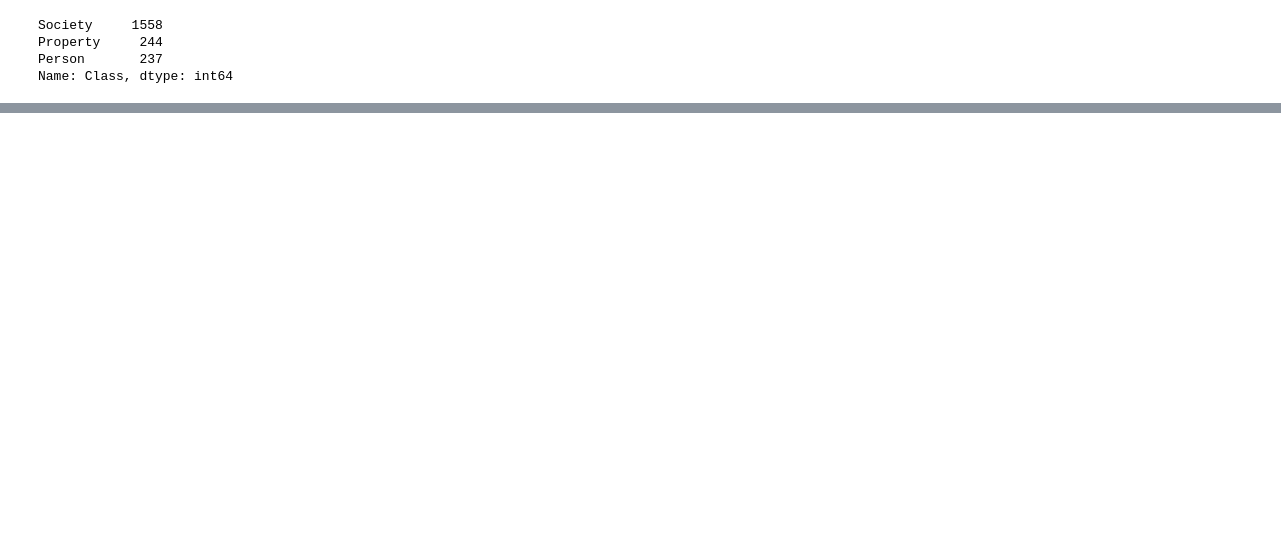
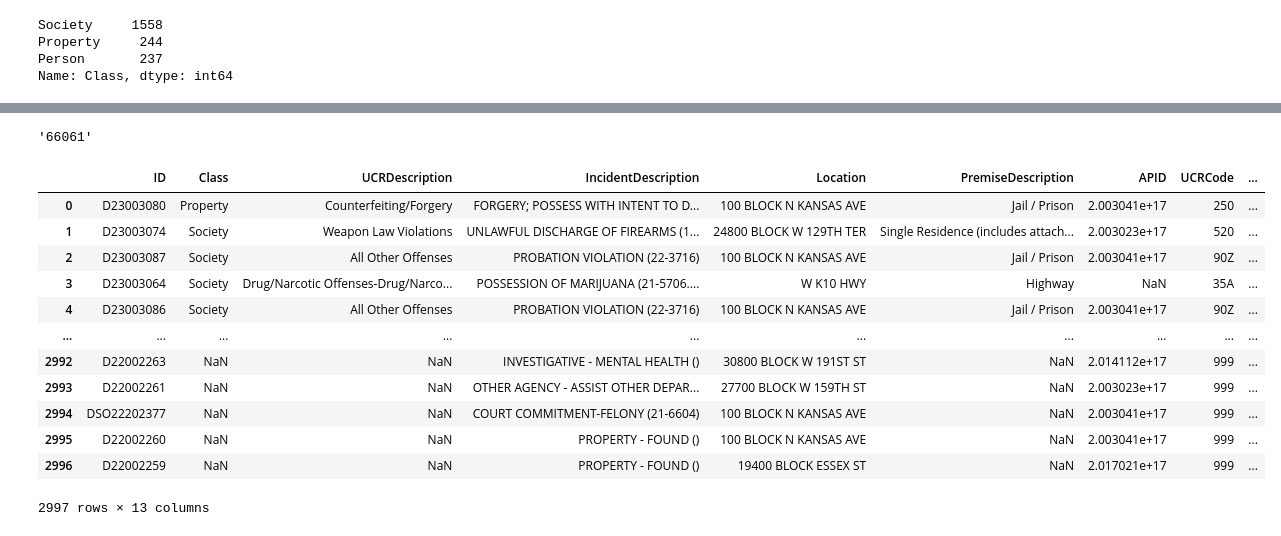
Before and after one commit to KU-Machine-Learning-Project-4/Project_4, a Jupyter notebook: JocoCrimes.ipynb, the cells around one changed output, grey strips where cells are left out. Drawn from its saved outputs; the diff is of its cells as text; code cells hidden in the pictures; blank space fills up the shorter version.

```diff
--- a/JocoCrimes.ipynb
+++ b/JocoCrimes.ipynb
@@ -52,3 +87,5 @@ joco_crimes_df.head()
+# %%
+location = geolocator.reverse((df[lat_field], df[lon_field]))
 # %%
 joco_crimes_df["Class"].value_counts()
 # %% [output]
@@ -56,3 +93,12 @@ Society     1558
 Property     244
 Person       237
 Name: Class, dtype: int64
+# %%
+def get_zipcode(df, geolocator, lat_field, lon_field):
+    location = geolocator.reverse((df[lat_field], df[lon_field]))
+    try:
+        output = location.raw['address']['postcode']
+    except:
+        output = "none"
+    time.sleep(1.5)
+    return output
@@ -58,0 +107,8 @@ Name: Class, dtype: int64
+# %%
+#def get_zipcode(joco_crimes_df, geolocator, lat_field, lon_field):
+    #location = geolocator.reverse((joco_crimes_df["Y"], joco_crimes_df["X"]))
+    #return location.raw['address']['postcode']
+
+geolocator = geopy.Nominatim(user_agent='joco_custom')
+
+zipcodes = joco_crimes_df.apply(get_zipcode, axis=1, geolocator=geolocator, lat_field='Y', lon_field='X')
@@ -58,0 +136,22 @@ Name: Class, dtype: int64
+# %%
+x.raw['address']['postcode']
+# %% [output]
+'66061'
+# %%
+joco_crimes_df['Zipcode'] = zipcodes
+# %%
+joco_crimes_df
+# %% [output]
+|  | ID | Class | UCRDescription | IncidentDescription | Location | PremiseDescription | APID | UCRCode | ... |
+| 0 | D23003080 | Property | Counterfeiting/Forgery | FORGERY; POSSESS WITH INTENT TO D... | 100 BLOCK N KANSAS AVE | Jail / Prison | 2.003041e+17 | 250 | ... |
+| 1 | D23003074 | Society | Weapon Law Violations | UNLAWFUL DISCHARGE OF FIREARMS (1... | 24800 BLOCK W 129TH TER | Single Residence (includes attach... | 2.003023e+17 | 520 | ... |
+| 2 | D23003087 | Society | All Other Offenses | PROBATION VIOLATION (22-3716) | 100 BLOCK N KANSAS AVE | Jail / Prison | 2.003041e+17 | 90Z | ... |
+| 3 | D23003064 | Society | Drug/Narcotic Offenses-Drug/Narco... | POSSESSION OF MARIJUANA (21-5706.... | W K10 HWY | Highway | NaN | 35A | ... |
+| 4 | D23003086 | Society | All Other Offenses | PROBATION VIOLATION (22-3716) | 100 BLOCK N KANSAS AVE | Jail / Prison | 2.003041e+17 | 90Z | ... |
+| ... | ... | ... | ... | ... | ... | ... | ... | ... | ... |
+| 2992 | D22002263 | NaN | NaN | INVESTIGATIVE - MENTAL HEALTH () | 30800 BLOCK W 191ST ST | NaN | 2.014112e+17 | 999 | ... |
+| 2993 | D22002261 | NaN | NaN | OTHER AGENCY - ASSIST OTHER DEPAR... | 27700 BLOCK W 159TH ST | NaN | 2.003023e+17 | 999 | ... |
+| 2994 | DSO22202377 | NaN | NaN | COURT COMMITMENT-FELONY (21-6604) | 100 BLOCK N KANSAS AVE | NaN | 2.003041e+17 | 999 | ... |
+| 2995 | D22002260 | NaN | NaN | PROPERTY - FOUND () | 100 BLOCK N KANSAS AVE | NaN | 2.003041e+17 | 999 | ... |
+| 2996 | D22002259 | NaN | NaN | PROPERTY - FOUND () | 19400 BLOCK ESSEX ST | NaN | 2.017021e+17 | 999 | ... |
+2997 rows × 13 columns
```
Also changed, not shown: parts of 10 cells of this notebook, 3 other files.
